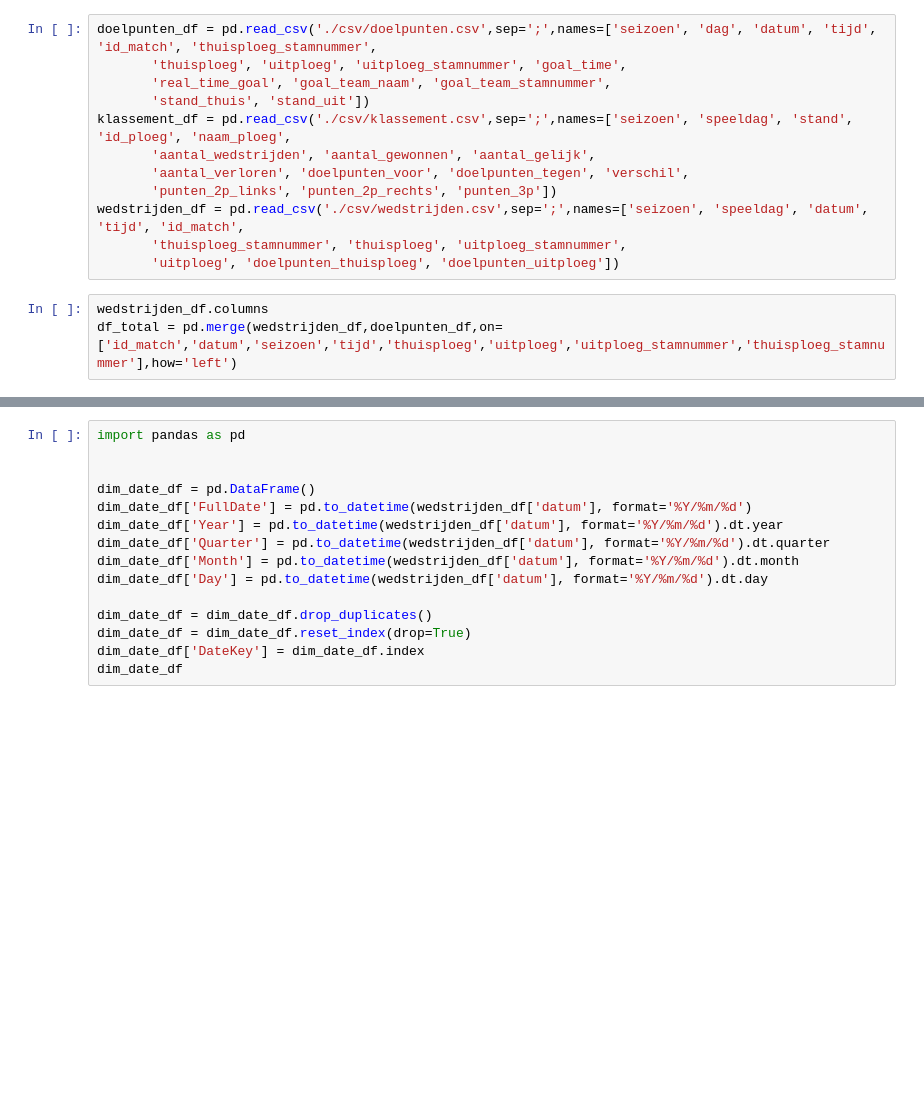
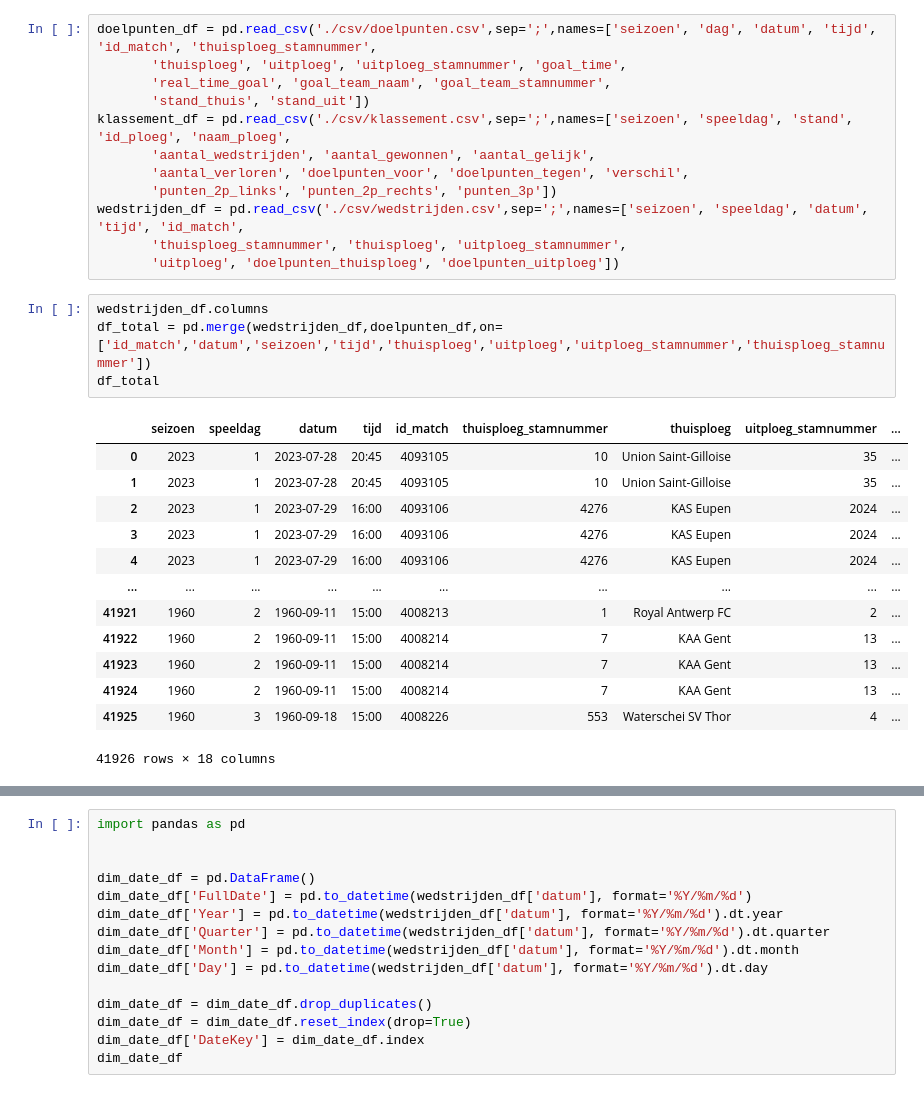
Before and after one commit to RobbeVDK/DEP1-2023-2024-groep04, a Jupyter notebook: bulk_insert_data.ipynb, the cells around one changed output, grey strips where cells are left out. Drawn from its saved outputs; the diff is of its cells as text; blank space fills up the shorter version.

```diff
--- a/bulk_insert_data.ipynb
+++ b/bulk_insert_data.ipynb
@@ -14,7 +14,22 @@ wedstrijden_df = pd.read_csv('./csv/wedstrijden.csv',sep=';',names=['seizoen', '
        'uitploeg', 'doelpunten_thuisploeg', 'doelpunten_uitploeg'])
 # %%
 wedstrijden_df.columns
-df_total = pd.merge(wedstrijden_df,doelpunten_df,on=['id_match','datum','seizoen','tijd','thuisploeg','uitploeg','uitploeg_stamnummer','thuisploeg_stamnummer'],how='left')
+df_total = pd.merge(wedstrijden_df,doelpunten_df,on=['id_match','datum','seizoen','tijd','thuisploeg','uitploeg','uitploeg_stamnummer','thuisploeg_stamnummer'])
+df_total
+# %% [output]
+|  | seizoen | speeldag | datum | tijd | id_match | thuisploeg_stamnummer | thuisploeg | uitploeg_stamnummer | ... |
+| 0 | 2023 | 1 | 2023-07-28 | 20:45 | 4093105 | 10 | Union Saint-Gilloise | 35 | ... |
+| 1 | 2023 | 1 | 2023-07-28 | 20:45 | 4093105 | 10 | Union Saint-Gilloise | 35 | ... |
+| 2 | 2023 | 1 | 2023-07-29 | 16:00 | 4093106 | 4276 | KAS Eupen | 2024 | ... |
+| 3 | 2023 | 1 | 2023-07-29 | 16:00 | 4093106 | 4276 | KAS Eupen | 2024 | ... |
+| 4 | 2023 | 1 | 2023-07-29 | 16:00 | 4093106 | 4276 | KAS Eupen | 2024 | ... |
+| ... | ... | ... | ... | ... | ... | ... | ... | ... | ... |
+| 41921 | 1960 | 2 | 1960-09-11 | 15:00 | 4008213 | 1 | Royal Antwerp FC | 2 | ... |
+| 41922 | 1960 | 2 | 1960-09-11 | 15:00 | 4008214 | 7 | KAA Gent | 13 | ... |
+| 41923 | 1960 | 2 | 1960-09-11 | 15:00 | 4008214 | 7 | KAA Gent | 13 | ... |
+| 41924 | 1960 | 2 | 1960-09-11 | 15:00 | 4008214 | 7 | KAA Gent | 13 | ... |
+| 41925 | 1960 | 3 | 1960-09-18 | 15:00 | 4008226 | 553 | Waterschei SV Thor | 4 | ... |
+41926 rows × 18 columns
 # %%
 rows_home = df_total[['thuisploeg', 'thuisploeg_stamnummer']].rename(columns={'thuisploeg': 'TeamName', 'thuisploeg_stamnummer': 'StamNumber'})
 rows_away = df_total[['uitploeg', 'uitploeg_stamnummer']].rename(columns={'uitploeg': 'TeamName', 'uitploeg_stamnummer': 'StamNumber'})
```
Also changed, not shown: parts of 5 cells of this notebook.
